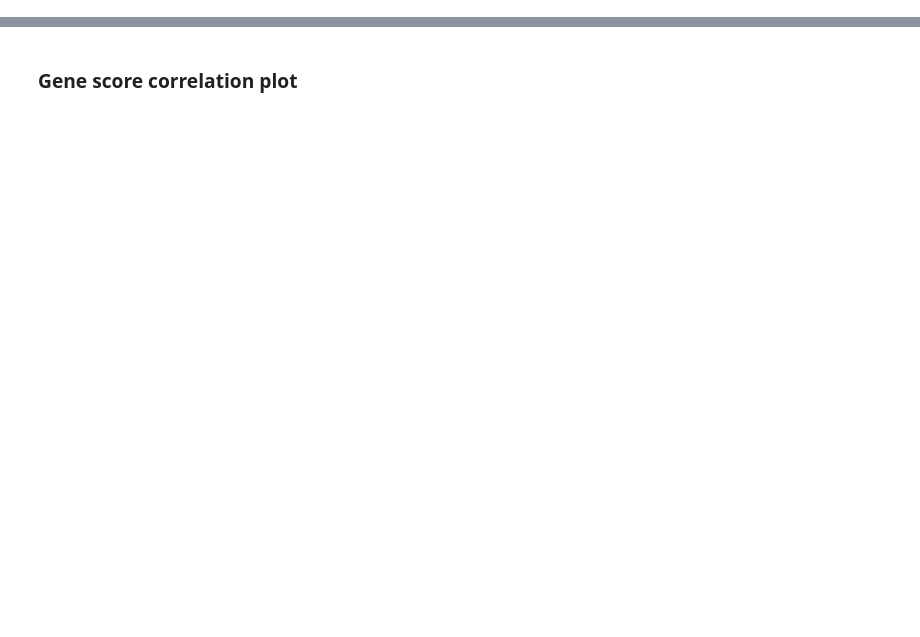
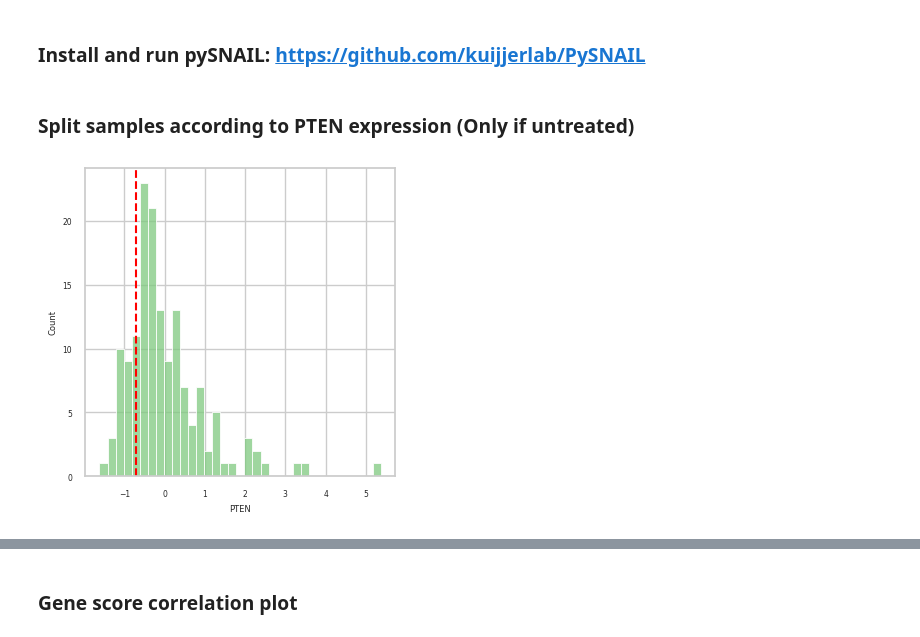
Before and after one commit to akiviaho/hillock_senescence, a Jupyter notebook: club_expression_profile_enrichment_test.ipynb, the cells around one changed output, grey strips where cells are left out. Cells and saved outputs as stored; diff of their text form; code cells hidden in the pictures; blank space fills up the shorter version.

```diff
--- a/club_expression_profile_enrichment_test.ipynb
+++ b/club_expression_profile_enrichment_test.ipynb
@@ -308,0 +1321,2 @@ for score_name in gene_modules_dict.keys():
+# %% [markdown]
+### Install and run pySNAIL: https://github.com/kuijjerlab/PySNAIL
@@ -308,0 +1326,26 @@ for score_name in gene_modules_dict.keys():
+# %% [markdown]
+### Split samples according to PTEN expression (Only if untreated)
+# %%
+gene = 'PTEN'
+fig,ax = plt.subplots(figsize=(4,4))
+
+# Quantiles computed from TCGA
+#q1 = dat[gene].quantile((43 + 50) / 333)
+q1 = dat[gene].quantile(0.2)
+
+ax.axvline(x=q1, linestyle='--',color='red')
+sns.histplot(dat,
+             x = gene,
+             binwidth=0.2,
+             ax = ax
+
+             )
+
+plt.show()
+
+dat[gene+'_putative_CNA'] = 'wt'
+dat.loc[dat[gene] <= q1, gene+'_putative_CNA'] = 'loss'
+
+dat[gene+'_putative_CNA'] = pd.Categorical(dat[gene+'_putative_CNA'],categories=['wt','loss'])
+# %% [output]
+[figure, added]
```
Also changed, not shown: parts of 88 cells of this notebook, 1 other file.
